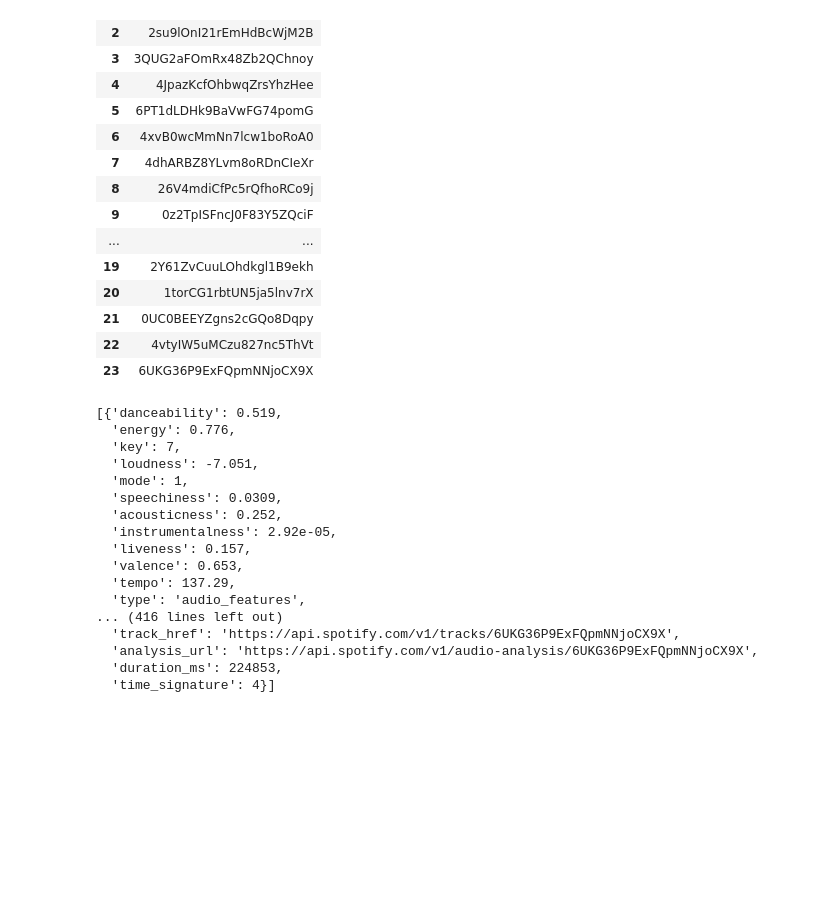
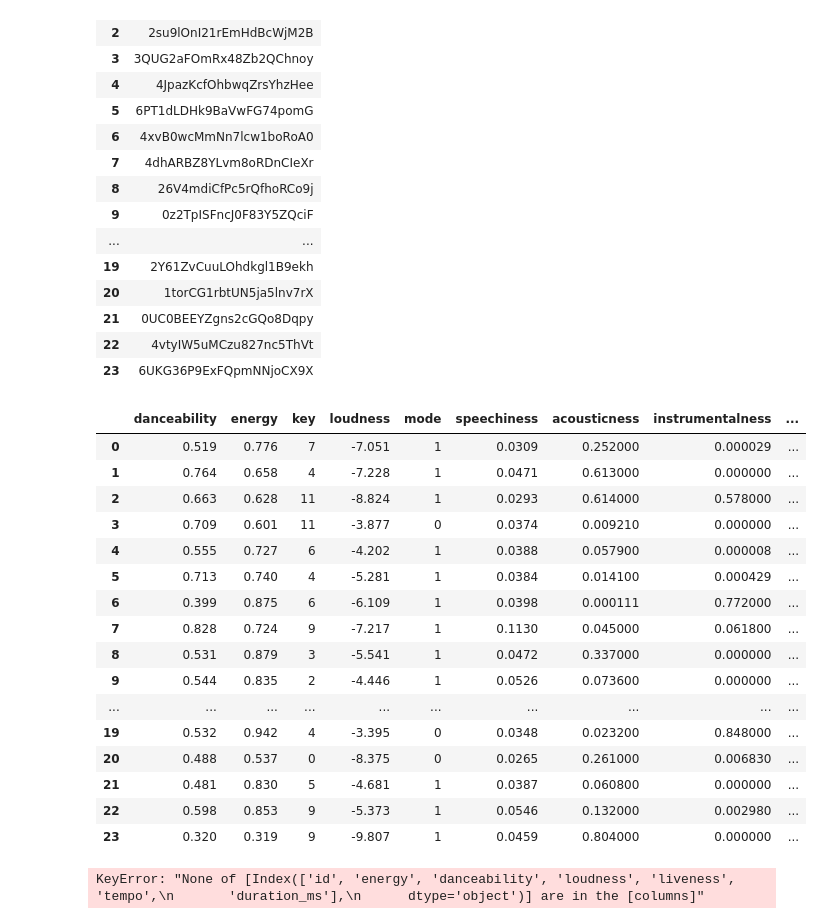
Before and after one commit to cwsteph/Spotify-JS, a Jupyter notebook: Untitled.ipynb, the cells around one changed output. Saved outputs shown, nothing was run; the diff lists cells and outputs as text; code cells hidden in the pictures; blank space fills up the shorter version.

```diff
--- a/Untitled.ipynb
+++ b/Untitled.ipynb
@@ -105,22 +204,28 @@ song_ids
 | 23 | 6UKG36P9ExFQpmNNjoCX9X |
 # %%
 results = sp.audio_features(song_ids['id'])
+results = pd.DataFrame(results)
 results
 # %% [output]
-[{'danceability': 0.519,
-  'energy': 0.776,
-  'key': 7,
-  'loudness': -7.051,
-  'mode': 1,
-  'speechiness': 0.0309,
-  'acousticness': 0.252,
-  'instrumentalness': 2.92e-05,
-  'liveness': 0.157,
-  'valence': 0.653,
-  'tempo': 137.29,
-  'type': 'audio_features',
-... (416 lines left out)
-  'track_href': 'https://api.spotify.com/v1/tracks/6UKG36P9ExFQpmNNjoCX9X',
-  'analysis_url': 'https://api.spotify.com/v1/audio-analysis/6UKG36P9ExFQpmNNjoCX9X',
-  'duration_ms': 224853,
-  'time_signature': 4}]
+|  | danceability | energy | key | loudness | mode | speechiness | acousticness | instrumentalness | ... |
+| 0 | 0.519 | 0.776 | 7 | -7.051 | 1 | 0.0309 | 0.252000 | 0.000029 | ... |
+| 1 | 0.764 | 0.658 | 4 | -7.228 | 1 | 0.0471 | 0.613000 | 0.000000 | ... |
+| 2 | 0.663 | 0.628 | 11 | -8.824 | 1 | 0.0293 | 0.614000 | 0.578000 | ... |
+| 3 | 0.709 | 0.601 | 11 | -3.877 | 0 | 0.0374 | 0.009210 | 0.000000 | ... |
+| 4 | 0.555 | 0.727 | 6 | -4.202 | 1 | 0.0388 | 0.057900 | 0.000008 | ... |
+| 5 | 0.713 | 0.740 | 4 | -5.281 | 1 | 0.0384 | 0.014100 | 0.000429 | ... |
+| 6 | 0.399 | 0.875 | 6 | -6.109 | 1 | 0.0398 | 0.000111 | 0.772000 | ... |
+| 7 | 0.828 | 0.724 | 9 | -7.217 | 1 | 0.1130 | 0.045000 | 0.061800 | ... |
+| 8 | 0.531 | 0.879 | 3 | -5.541 | 1 | 0.0472 | 0.337000 | 0.000000 | ... |
+| 9 | 0.544 | 0.835 | 2 | -4.446 | 1 | 0.0526 | 0.073600 | 0.000000 | ... |
+| ... | ... | ... | ... | ... | ... | ... | ... | ... | ... |
+| 19 | 0.532 | 0.942 | 4 | -3.395 | 0 | 0.0348 | 0.023200 | 0.848000 | ... |
+| 20 | 0.488 | 0.537 | 0 | -8.375 | 0 | 0.0265 | 0.261000 | 0.006830 | ... |
+| 21 | 0.481 | 0.830 | 5 | -4.681 | 1 | 0.0387 | 0.060800 | 0.000000 | ... |
+| 22 | 0.598 | 0.853 | 9 | -5.373 | 1 | 0.0546 | 0.132000 | 0.002980 | ... |
+| 23 | 0.320 | 0.319 | 9 | -9.807 | 1 | 0.0459 | 0.804000 | 0.000000 | ... |
+# %%
+song_info = results[['id', 'energy', 'danceability', 'loudness', 'liveness', 'tempo', 'duration_ms']]
+song_info
+# %% [output]
+KeyError: "None of [Index(['id', 'energy', 'danceability', 'loudness', 'liveness', 'tempo',\n       'duration_ms'],\n      dtype='object')] are in the [columns]"
```
Also changed, not shown: parts of 10 cells of this notebook, 1 other file.
